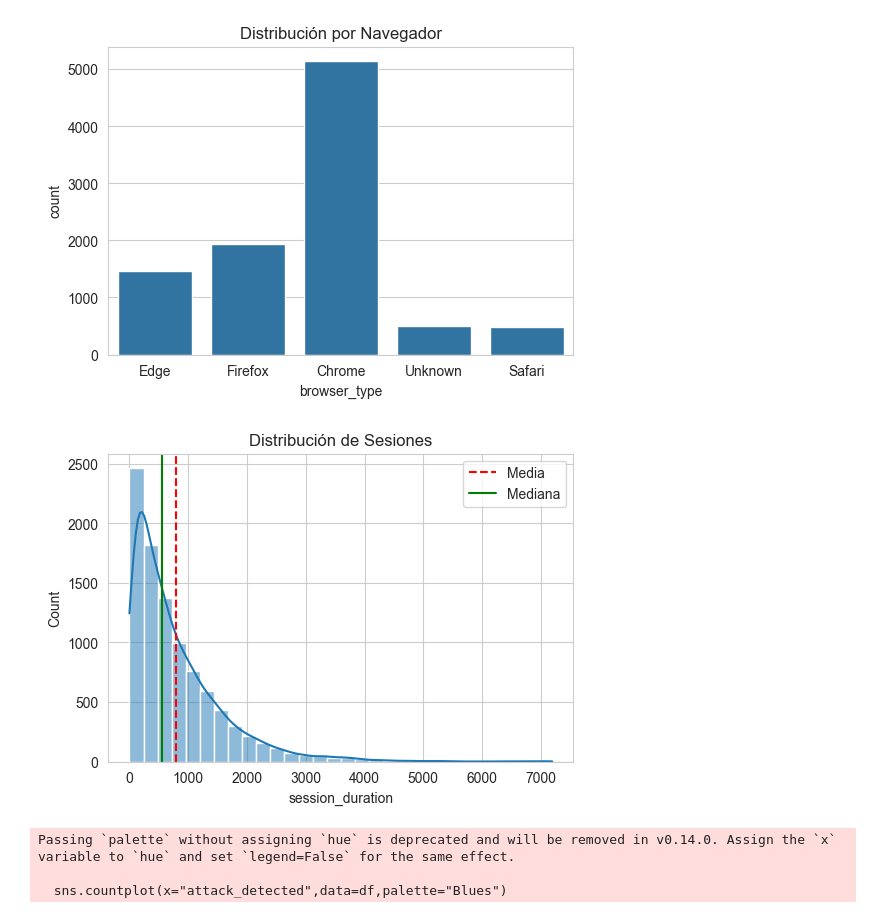
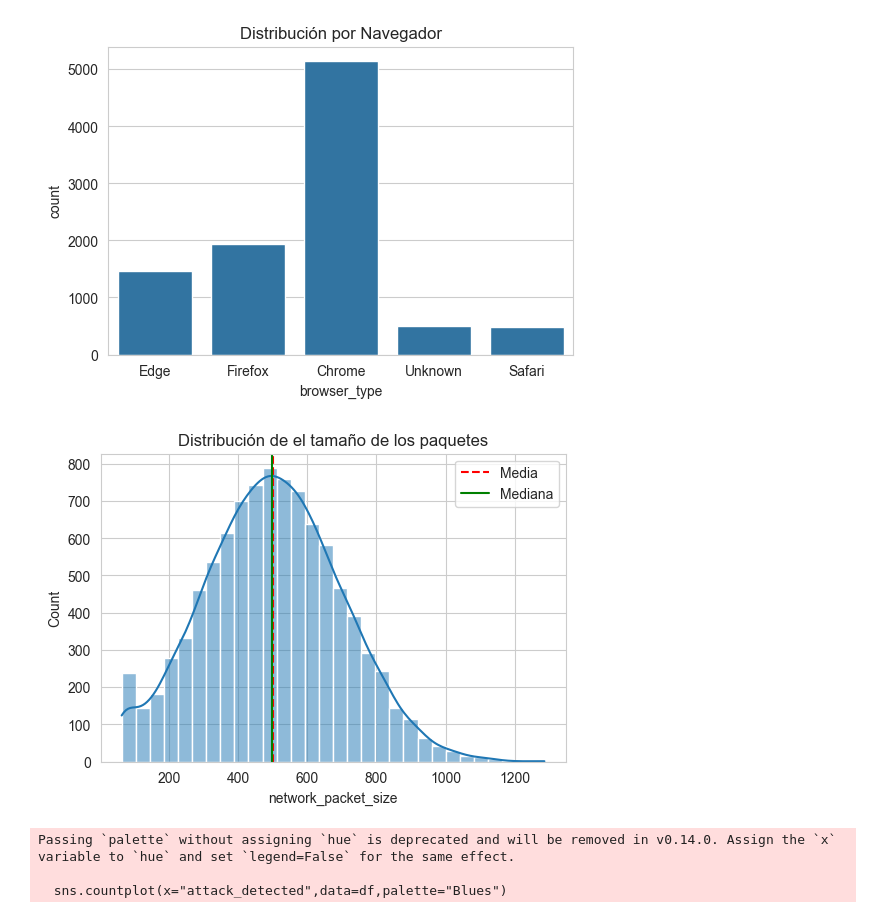
Before and after one commit to mikewig/EDA-Project, a Jupyter notebook: EDA.ipynb, the cells around one changed output. Saved outputs shown, nothing was run; the diff lists cells and outputs as text; code cells hidden in the pictures.

Commit message:
modified: one graphic

```diff
--- a/EDA.ipynb
+++ b/EDA.ipynb
@@ -94,14 +94,14 @@ plt.show()
 # %% [output]
 [figure]
 # %%
-sns.histplot(df["session_duration"], kde=True, bins=30)
-plt.title("Distribución de Sesiones")
-plt.axvline(df["session_duration"].mean(), color='r', linestyle='--', label='Media')
-plt.axvline(df["session_duration"].median(), color='g', linestyle='-', label='Mediana')
+sns.histplot(df["network_packet_size"], kde=True, bins=30)
+plt.title("Distribución de el tamaño de los paquetes")
+plt.axvline(df["network_packet_size"].mean(), color='r', linestyle='--', label='Media')
+plt.axvline(df["network_packet_size"].median(), color='g', linestyle='-', label='Mediana')
 plt.legend()
 plt.show()
 # %% [output]
-[figure, old version]
+[figure, new version]
 # %%
 sns.countplot(x="attack_detected",data=df,palette="Blues")
 plt.title("Total Attacks")
```
Also changed, not shown: parts of 2 cells of this notebook.
